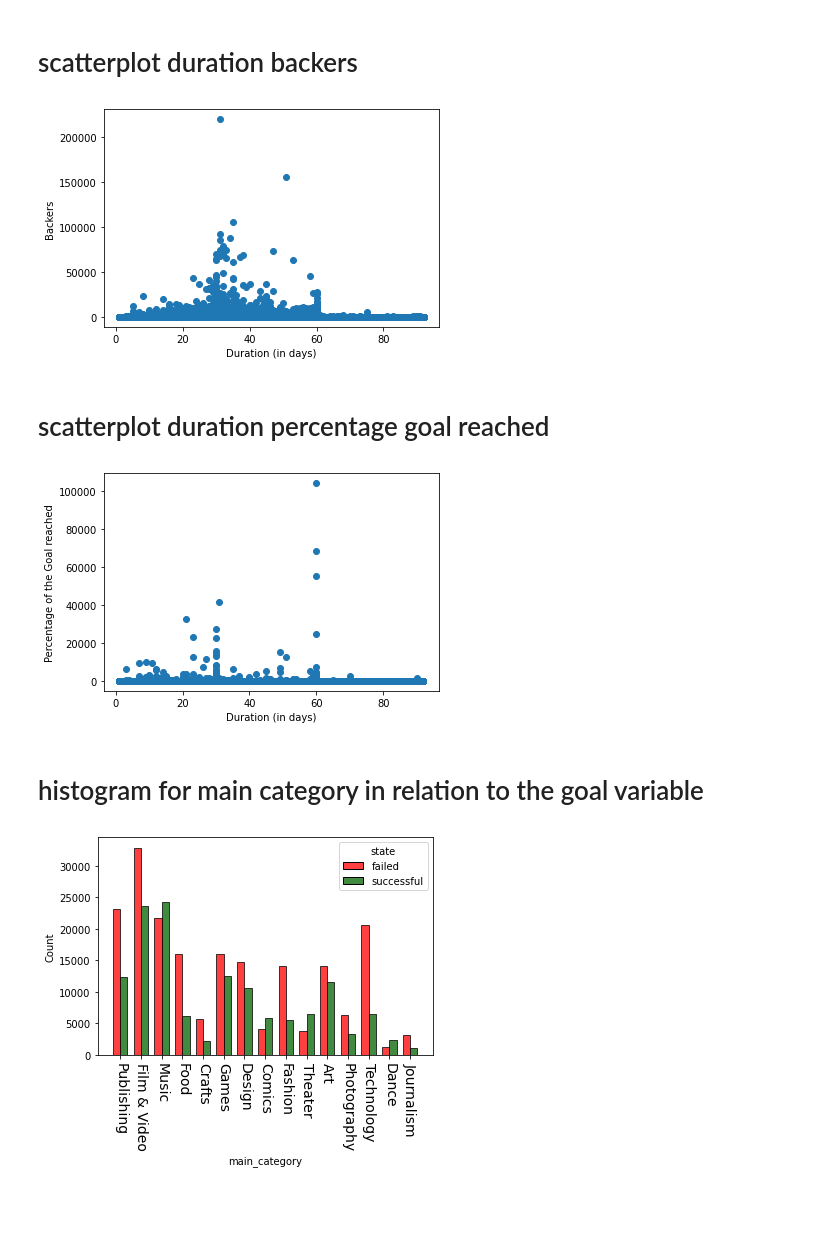
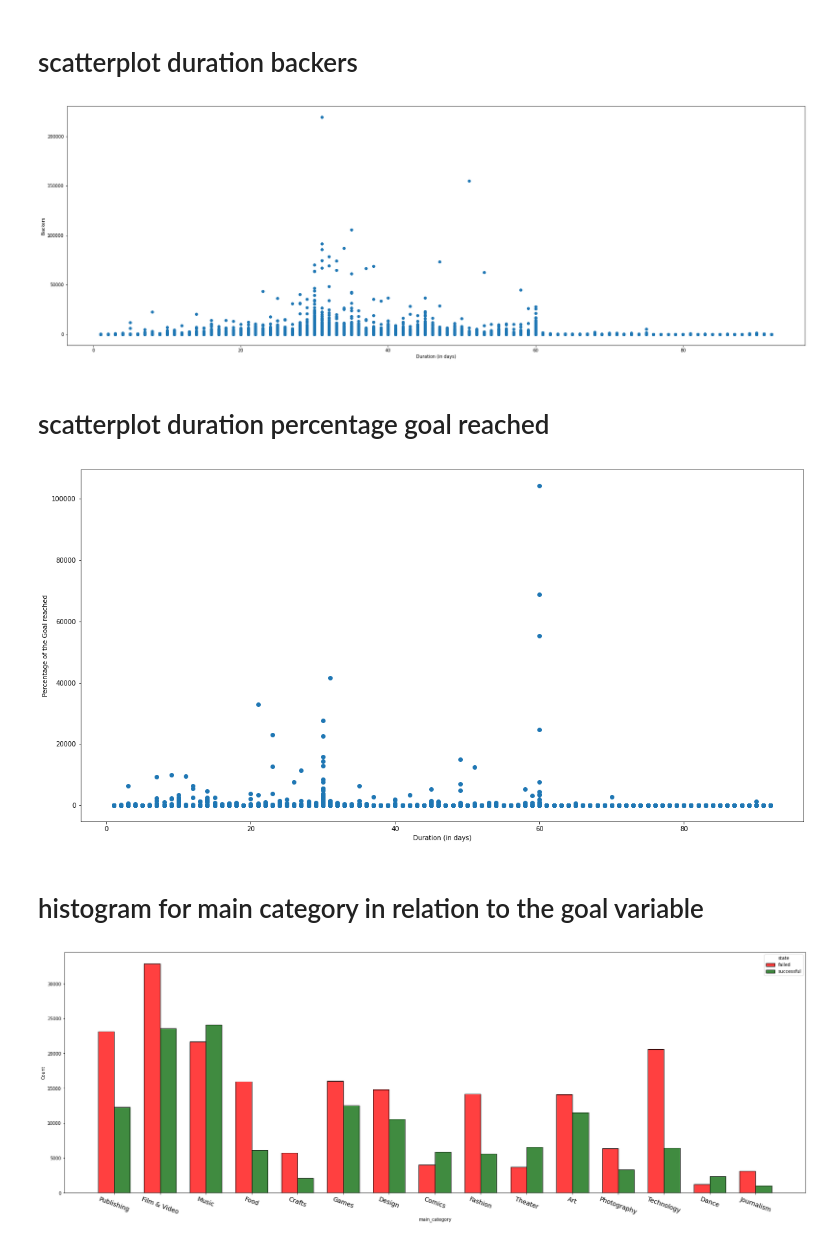
Before and after one commit to thebiff999/funding_forecast, a Jupyter notebook: src/Visualization.ipynb, the cells around one changed output. Drawn from its saved outputs; the diff is of its cells as text; code cells hidden in the pictures; blank space fills up the shorter version.

Commit message:
add more visualizations in the jupyter notebook

```diff
--- a/src/Visualization.ipynb
+++ b/src/Visualization.ipynb
@@ -86,34 +85,35 @@ Median of real goal failed projects
 # %%
 duration_float = df['duration_days']
 backers = df['backers']
-
+plt.figure(figsize=(30,10))
 plt.scatter(duration_float,backers)
 plt.xlabel('Duration (in days)')
 plt.ylabel('Backers')
 plt.show()
 
 #No real Realtionship can be found between The funding duration and the total number of backers
 # %% [output]
-[figure, old version]
+[figure, new version]
 # %% [markdown]
 # scatterplot duration percentage goal reached
 # %%
 percentage_reached_real = df['percentage_reached_real']
 duration_days = df['duration_days']
-
+plt.figure(figsize=(20,10))
 plt.scatter(duration_days, percentage_reached_real)
 plt.xlabel('Duration (in days)')
 plt.ylabel('Percentage of the Goal reached')
 plt.show()
 # %% [output]
-[figure, old version]
+[figure, new version]
 # %% [markdown]
 # histogram for main category in relation to the goal variable
 # %%
 import warnings
 warnings.filterwarnings('ignore')
+
+plt.figure(figsize=(30,10))
+plt.xticks(size=14, rotation=-20)
 ax = sns.histplot(data=df, x='main_category', hue='state', multiple='dodge', shrink=.7, palette=['red','darkgreen'])
-plt.xticks(size=14, rotation=-90)
-plt.show()
 # %% [output]
-[figure, old version]
+[figure, new version]
```
Also changed, not shown: parts of 12 cells of this notebook, 6 other files.
